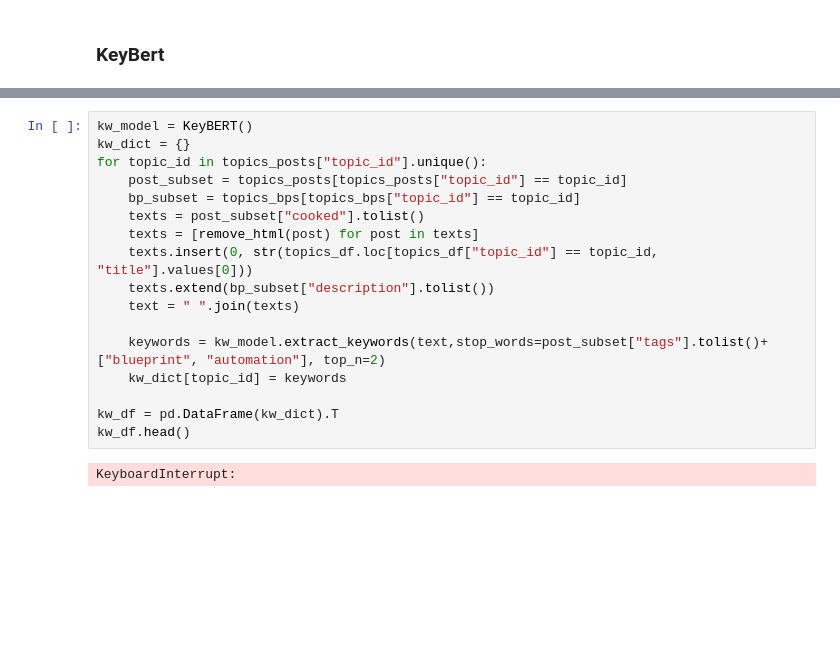
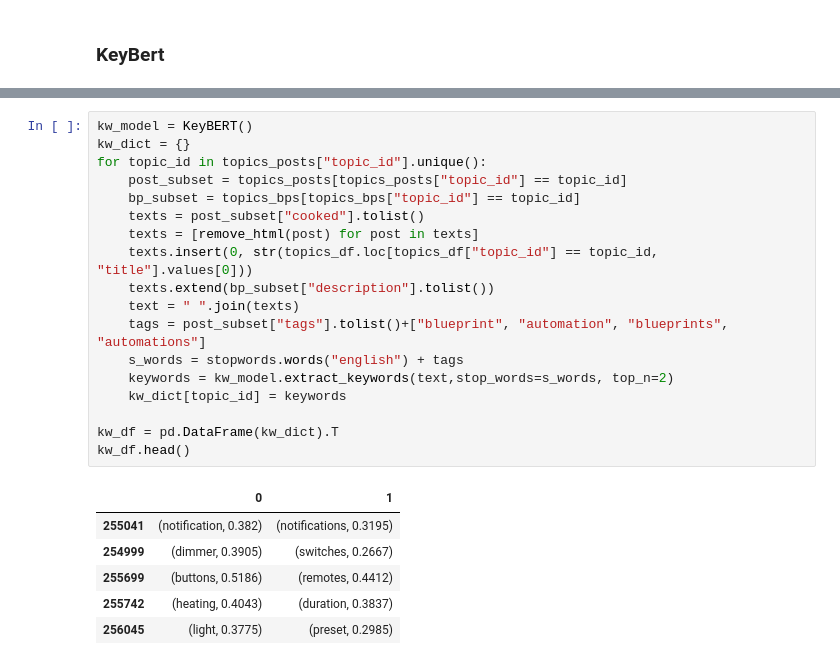
Before and after one commit to 598975/BP-classification, a Jupyter notebook: 251119-keywords-posts-topics.ipynb, the cells around one changed output, grey strips where cells are left out. Drawn from its saved outputs; the diff is of its cells as text; blank space fills up the shorter version.

```diff
--- a/251119-keywords-posts-topics.ipynb
+++ b/251119-keywords-posts-topics.ipynb
@@ -417,22 +418,28 @@ topics_bps.shape, topics_posts.shape
 # %%
 kw_model = KeyBERT()
 kw_dict = {}
 for topic_id in topics_posts["topic_id"].unique():
     post_subset = topics_posts[topics_posts["topic_id"] == topic_id]
     bp_subset = topics_bps[topics_bps["topic_id"] == topic_id]
     texts = post_subset["cooked"].tolist()
     texts = [remove_html(post) for post in texts]
     texts.insert(0, str(topics_df.loc[topics_df["topic_id"] == topic_id, "title"].values[0]))
     texts.extend(bp_subset["description"].tolist())
     text = " ".join(texts)
-
-    keywords = kw_model.extract_keywords(text,stop_words=post_subset["tags"].tolist()+["blueprint", "automation"], top_n=2)
+    tags = post_subset["tags"].tolist()+["blueprint", "automation", "blueprints", "automations"]
+    s_words = stopwords.words("english") + tags
+    keywords = kw_model.extract_keywords(text,stop_words=s_words, top_n=2)
     kw_dict[topic_id] = keywords
 
 kw_df = pd.DataFrame(kw_dict).T
 kw_df.head()
 # %% [output]
-KeyboardInterrupt:
+|  | 0 | 1 |
+| 255041 | (notification, 0.382) | (notifications, 0.3195) |
+| 254999 | (dimmer, 0.3905) | (switches, 0.2667) |
+| 255699 | (buttons, 0.5186) | (remotes, 0.4412) |
+| 255742 | (heating, 0.4043) | (duration, 0.3837) |
+| 256045 | (light, 0.3775) | (preset, 0.2985) |
 # %%
 import matplotlib.pyplot as plt
 kw_counts = Counter((kw_df[0]+kw_df[1]).explode())
```
Also changed, not shown: parts of 9 cells of this notebook, 7 other files.
